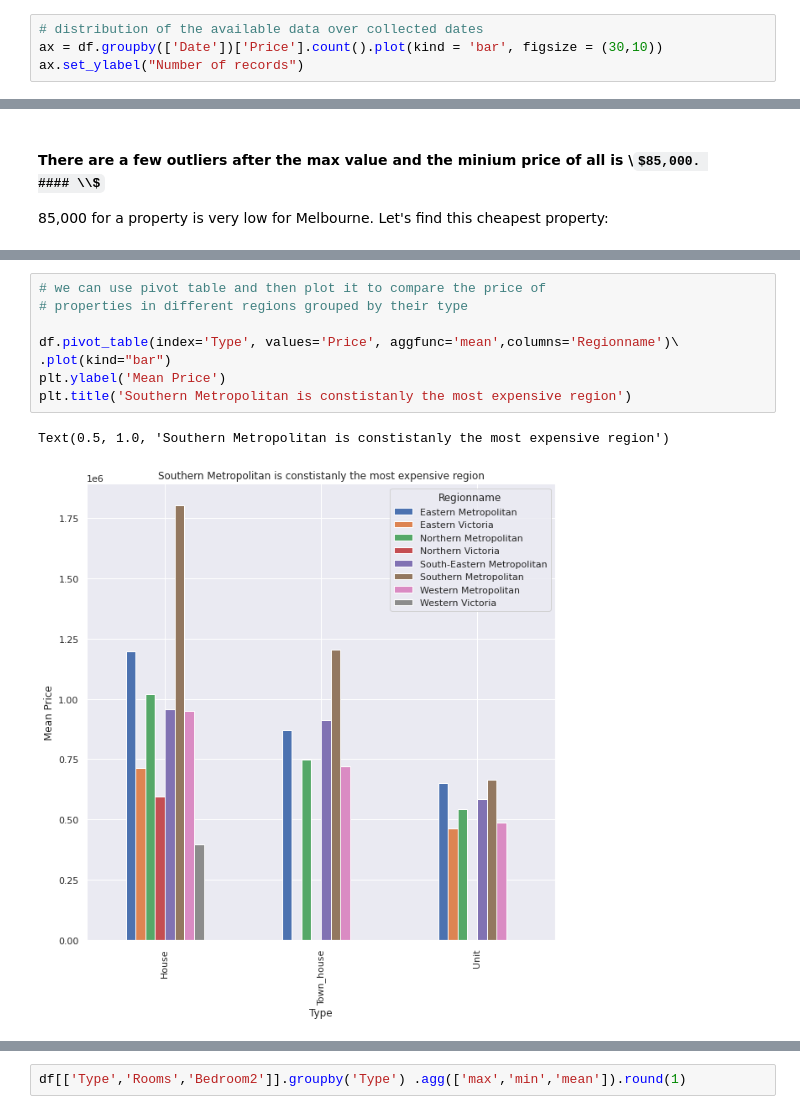
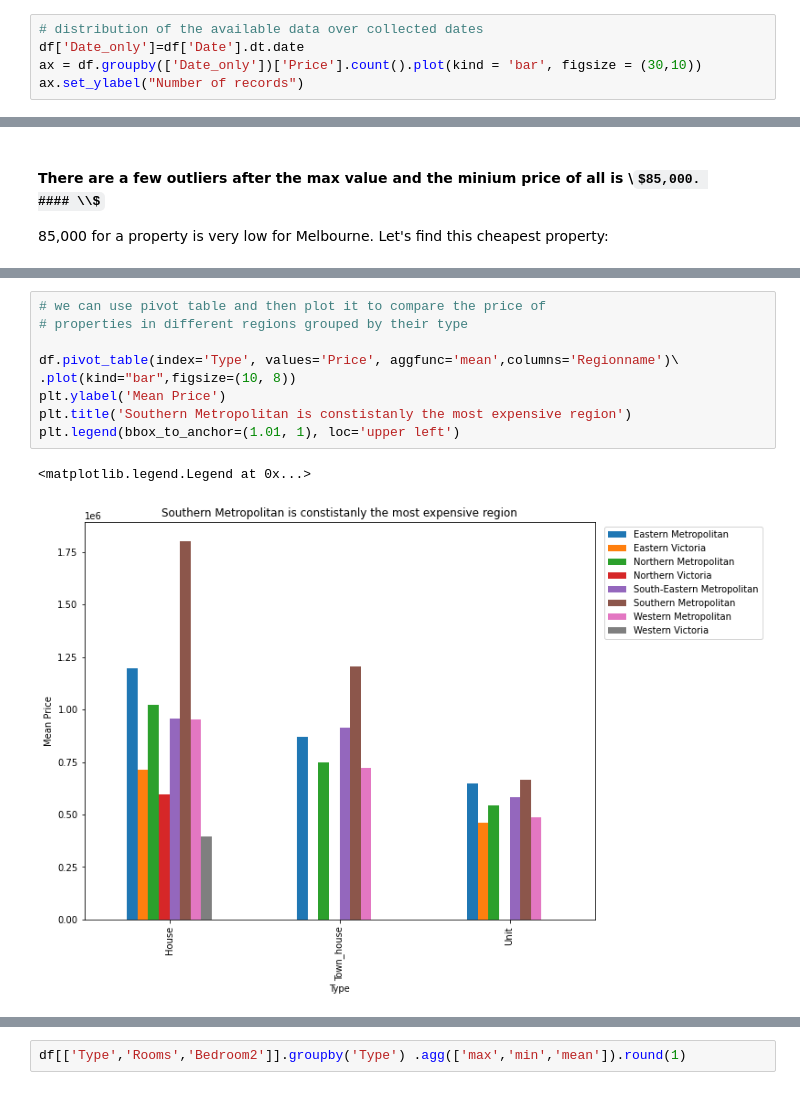
Before and after one commit to maftouni/Pandas_Jump_Start, a Jupyter notebook: data-exploration-in-pandas-jump-start.ipynb, the cells around one changed output, grey strips where cells are left out. Saved outputs shown, nothing was run; the diff lists cells and outputs as text; some formulas as TeX source.

```diff
--- a/data-exploration-in-pandas-jump-start.ipynb
+++ b/data-exploration-in-pandas-jump-start.ipynb
@@ -461,7 +451,8 @@ The mean Price of a property meeting our criteria is:  $1,174,566.46
 #### Groupby is a versatile and extremely useful function for exploratory data analysis
 # %%
 # distribution of the available data over collected dates
-ax = df.groupby(['Date'])['Price'].count().plot(kind = 'bar', figsize = (30,10))
+df['Date_only']=df['Date'].dt.date
+ax = df.groupby(['Date_only'])['Price'].count().plot(kind = 'bar', figsize = (30,10))
 ax.set_ylabel("Number of records")
 # %% [output]
 Text(0, 0.5, 'Number of records')
@@ -563,14 +554,15 @@ fig = sns_plot.get_figure()
 # %%
 # we can use pivot table and then plot it to compare the price of
 # properties in different regions grouped by their type
 
 df.pivot_table(index='Type', values='Price', aggfunc='mean',columns='Regionname')\
-.plot(kind="bar")
+.plot(kind="bar",figsize=(10, 8))
 plt.ylabel('Mean Price')
 plt.title('Southern Metropolitan is constistanly the most expensive region')
+plt.legend(bbox_to_anchor=(1.01, 1), loc='upper left')
 # %% [output]
-Text(0.5, 1.0, 'Southern Metropolitan is constistanly the most expensive region')
+<matplotlib.legend.Legend at 0x...>
-[figure, old version]
+[figure, new version]
 # %%
 # another approach is using groupby:
 df[['Price','Type','Regionname']]\
```
Also changed, not shown: parts of 43 cells of this notebook.
